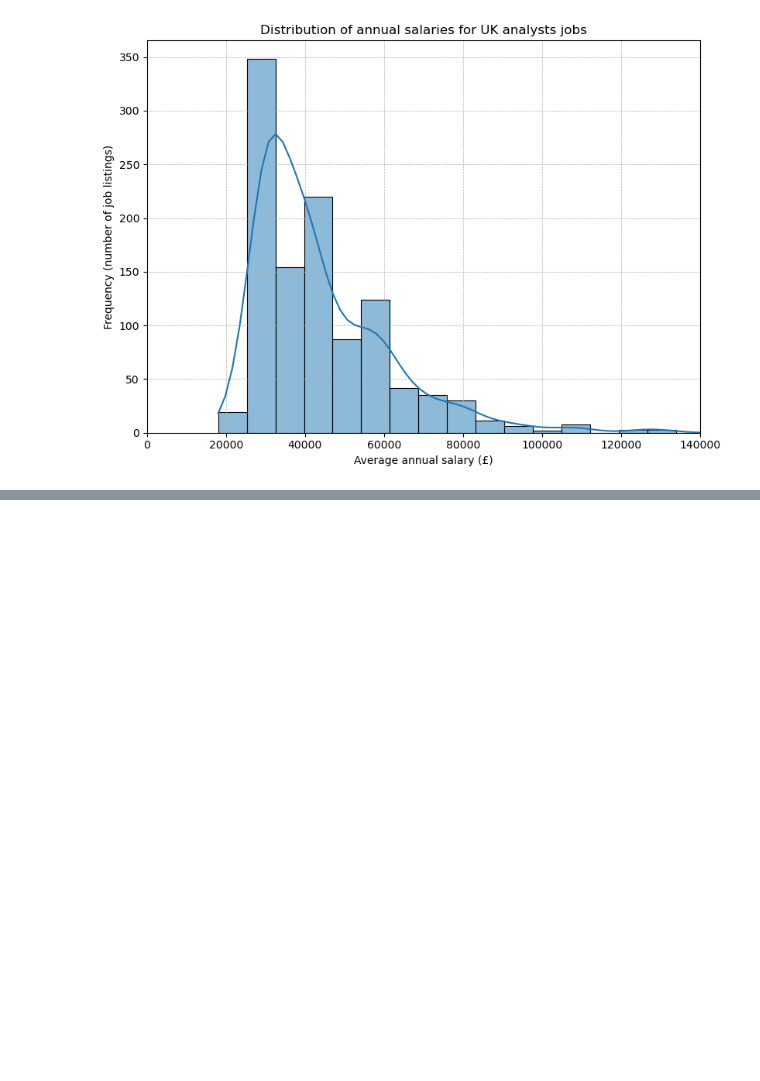
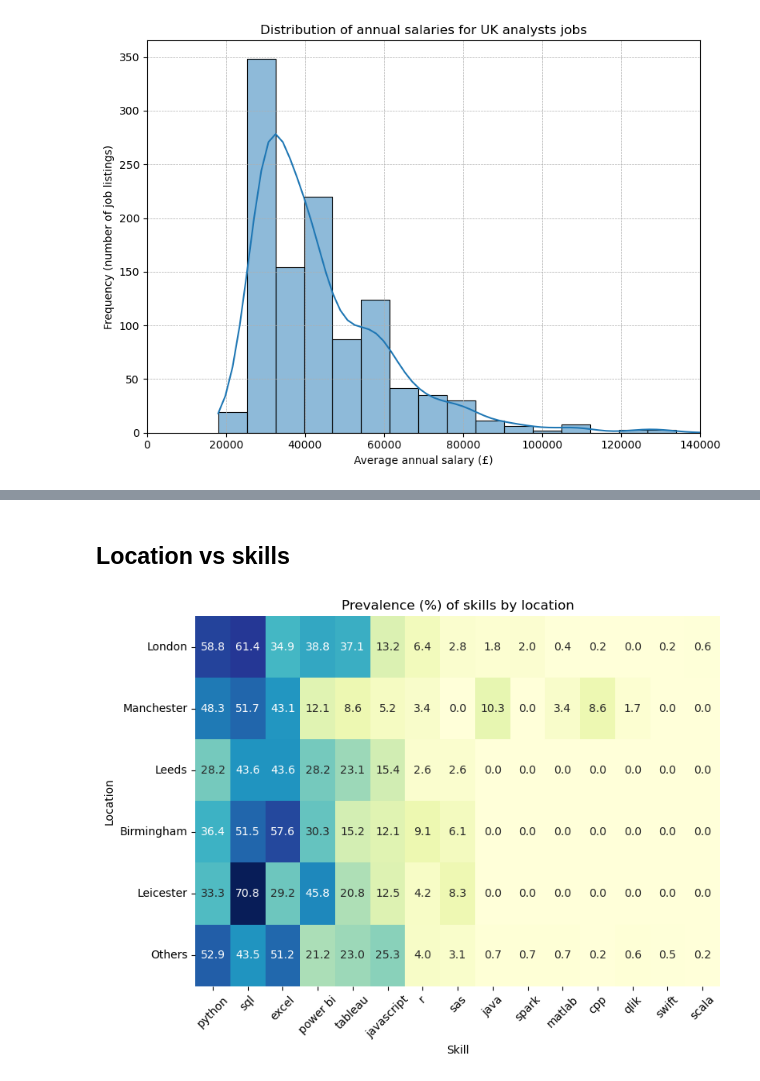
Before and after one commit to CawbyCop/720000069, a Jupyter notebook: blog.ipynb, the cells around one changed output, grey strips where cells are left out. Drawn from its saved outputs; the diff is of its cells as text; code cells hidden in the pictures; blank space fills up the shorter version.

```diff
--- a/blog.ipynb
+++ b/blog.ipynb
@@ -233,0 +329,40 @@ plt.show()
+# %% [markdown]
+## Location vs skills
+# %%
+top_5_locations = df['location_clean'].value_counts().head(5).index.tolist()
+all_skills = skills_freq_df['Skill'].tolist()
+
+# Store skills by location
+skill_location_matrix = pd.DataFrame(index=top_5_locations + ['Others'], columns=all_skills, dtype=float)
+
+# Top 5 locations
+for location in top_5_locations:
+    location_jobs = df[df['location_clean'] == location]
+    total_jobs = len(location_jobs)
+
+    for skill in all_skills:
+        skill_count = sum(location_jobs['skills_list'].apply(lambda x: skill in x))
+        percentage = (skill_count / total_jobs) * 100
+        skill_location_matrix.loc[location, skill] = percentage
+
+# Other locations
+other_locations_jobs = df[~df['location_clean'].isin(top_5_locations)]
+total_other_jobs = len(other_locations_jobs)
+
+for skill in all_skills:
+    skill_count = sum(other_locations_jobs['skills_list'].apply(lambda x: skill in x))
+    percentage = (skill_count / total_other_jobs) * 100
+    skill_location_matrix.loc['Others', skill] = percentage
+
+
+plt.figure(figsize=(8,6))
+sns.heatmap(skill_location_matrix, annot=True, fmt='.1f', cbar=False, cmap='YlGnBu')
+plt.title('Prevalence (%) of skills by location')
+plt.ylabel('Location')
+plt.xlabel('Skill')
+plt.xticks(rotation=45)
+plt.yticks(rotation=0)
+plt.tight_layout()
+plt.show()
+# %% [output]
+[figure, added]
```
Also changed, not shown: parts of 14 cells of this notebook, 1 other file.
